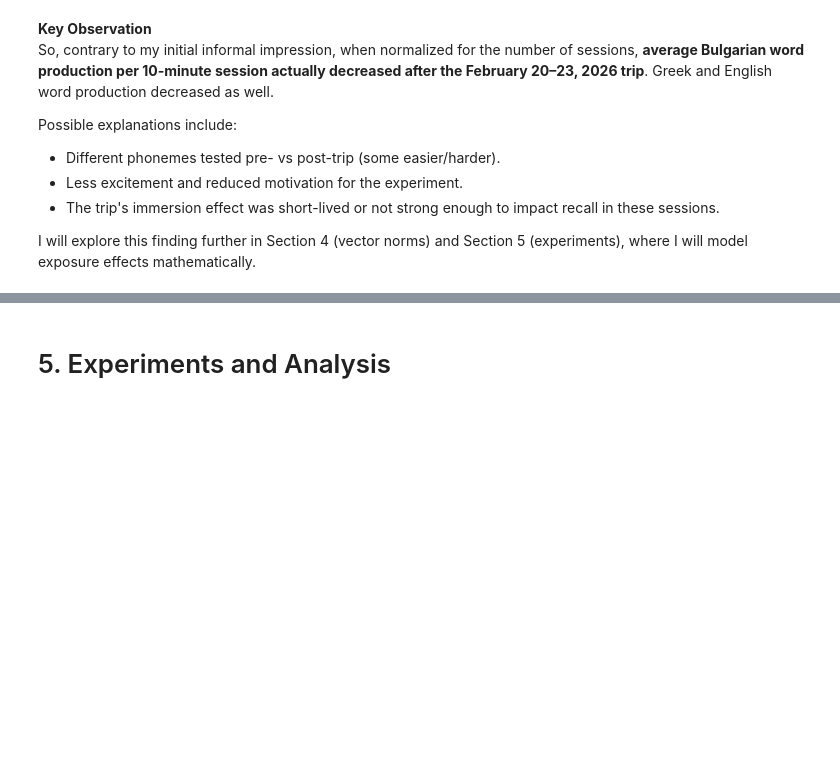
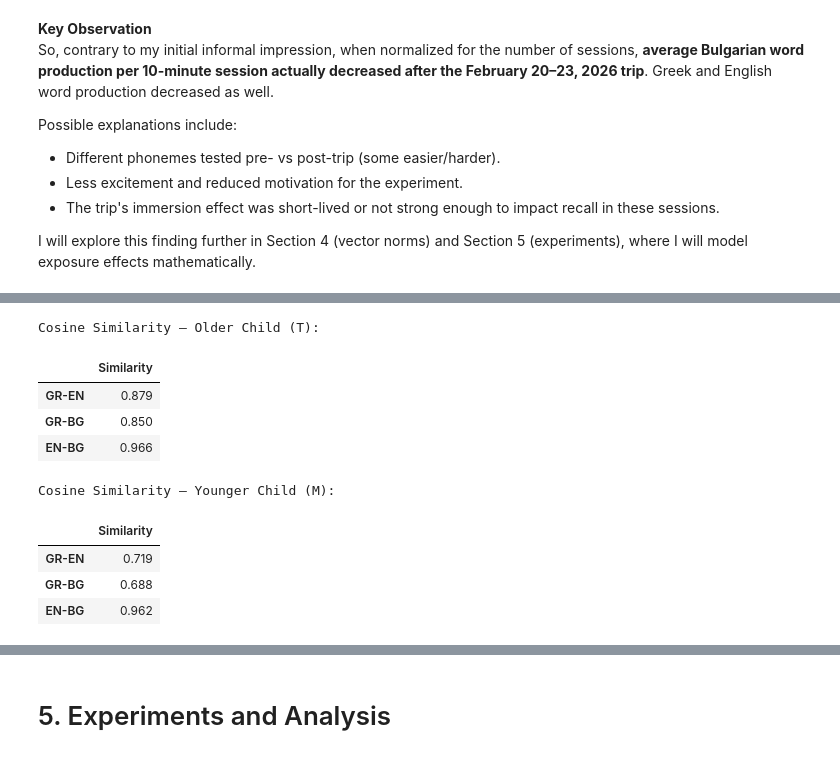
Before and after one commit to Slavena1/SoftUni-Math-for-Devs-Final-Project, a Jupyter notebook: SlavenaProject.ipynb, the cells around one changed output, grey strips where cells are left out. Cells and saved outputs as stored; diff of their text form; code cells hidden in the pictures; blank space fills up the shorter version.

```diff
--- a/SlavenaProject.ipynb
+++ b/SlavenaProject.ipynb
@@ -327,0 +423,36 @@ I will explore this finding further in Section 4 (vector norms) and Section 5 (e
+# %%
+def cosine_sim(a: np.ndarray, b: np.ndarray) -> float:
+    norm_a = np.linalg.norm(a)
+    norm_b = np.linalg.norm(b)
+    if norm_a == 0 or norm_b == 0:
+        return 0.0
+    return np.dot(a, b) / (norm_a * norm_b)
+
+sim_T = {
+    'GR-EN': cosine_sim(v_T_GR, v_T_EN),
+    'GR-BG': cosine_sim(v_T_GR, v_T_BG),
+    'EN-BG': cosine_sim(v_T_EN, v_T_BG)
+}
+
+sim_M = {
+    'GR-EN': cosine_sim(v_M_GR, v_M_EN),
+    'GR-BG': cosine_sim(v_M_GR, v_M_BG),
+    'EN-BG': cosine_sim(v_M_EN, v_M_BG)
+}
+
+print("Cosine Similarity – Older Child (T):")
+display(pd.Series(sim_T).round(3).to_frame('Similarity'))
+
+print("\nCosine Similarity – Younger Child (M):")
+display(pd.Series(sim_M).round(3).to_frame('Similarity'))
+# %% [output]
+Cosine Similarity – Older Child (T):
+|  | Similarity |
+| GR-EN | 0.879 |
+| GR-BG | 0.850 |
+| EN-BG | 0.966 |
+Cosine Similarity – Younger Child (M):
+|  | Similarity |
+| GR-EN | 0.719 |
+| GR-BG | 0.688 |
+| EN-BG | 0.962 |
```
Also changed, not shown: parts of 7 cells of this notebook.
